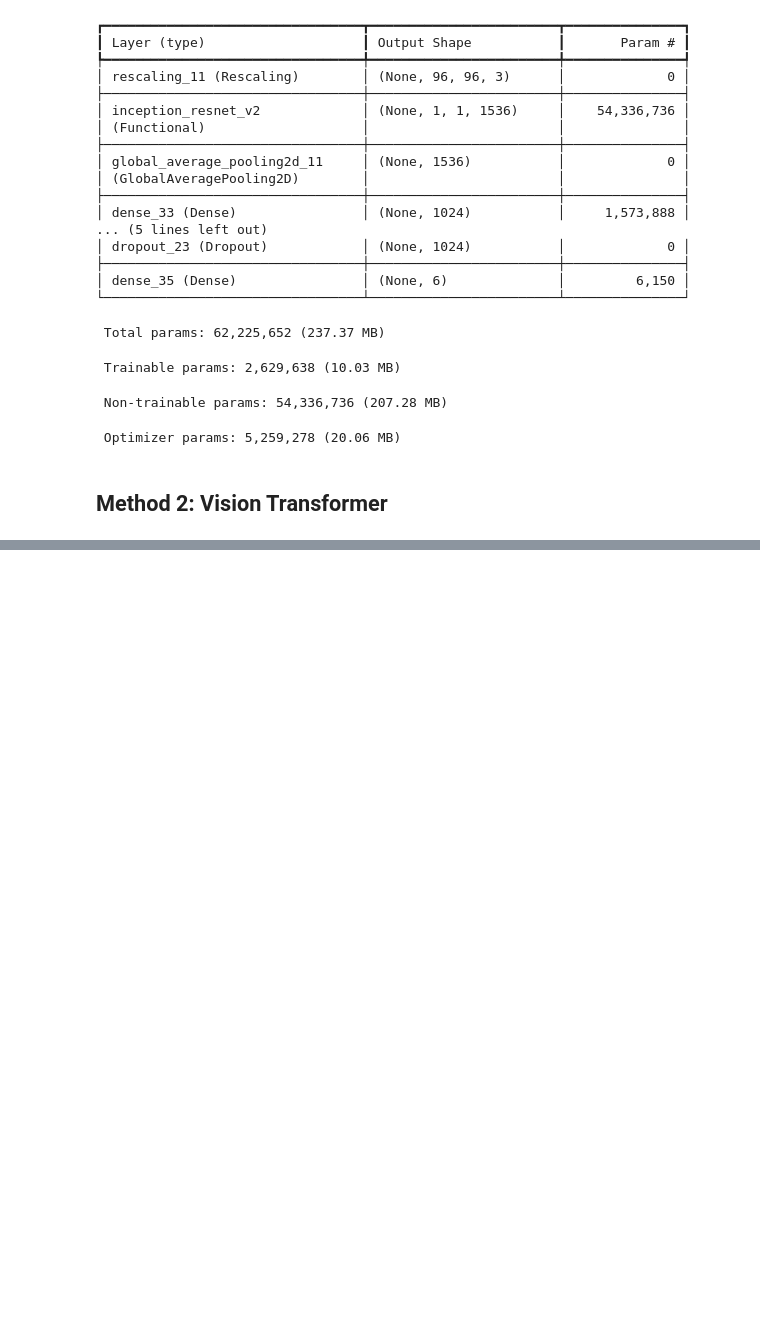
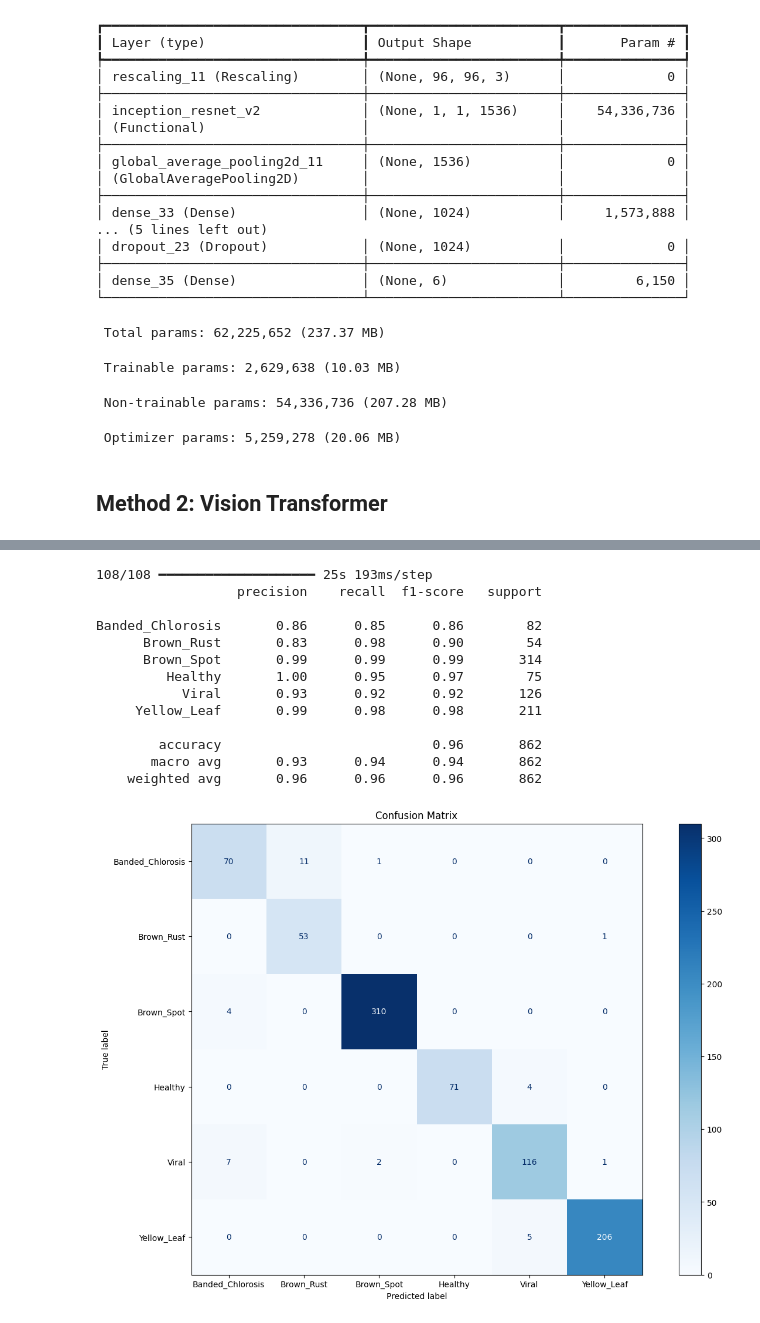
Before and after one commit to ktrin-u/KEY-Sugarcane-Image-Classifier, a Jupyter notebook: model_training.ipynb, the cells around one changed output, grey strips where cells are left out. Drawn from its saved outputs; the diff is of its cells as text; code cells hidden in the pictures; blank space fills up the shorter version.

```diff
--- a/model_training.ipynb
+++ b/model_training.ipynb
@@ -437,0 +428,34 @@ Epoch 1/3
+# %%
+import matplotlib.pyplot as plt
+
+from sklearn.metrics import classification_report, confusion_matrix, ConfusionMatrixDisplay
+
+y_pred = pre_trained_model.predict(validation_ds_optimized)
+y_pred_classes = np.argmax(y_pred, axis=1)  # get index of highest probability to convert probabilities to class indices
+
+y_true = np.concatenate([y for _, y in validation_ds_optimized], axis=-1)  # type: ignore ; get labels
+
+report = classification_report(y_true, y_pred_classes, target_names=classes)
+print(report)
+
+cm = confusion_matrix(y_true, y_pred_classes)
+plt.figure(figsize=(16, 10))
+disp = ConfusionMatrixDisplay(confusion_matrix=cm, display_labels=classes)
+disp.plot(cmap=plt.cm.Blues, ax=plt.gca())  # type: ignore
+plt.title("Confusion Matrix")
+plt.show()
+# %% [output]
+108/108 ━━━━━━━━━━━━━━━━━━━━ 25s 193ms/step
+                  precision    recall  f1-score   support
+
+Banded_Chlorosis       0.86      0.85      0.86        82
+      Brown_Rust       0.83      0.98      0.90        54
+      Brown_Spot       0.99      0.99      0.99       314
+         Healthy       1.00      0.95      0.97        75
+           Viral       0.93      0.92      0.92       126
+     Yellow_Leaf       0.99      0.98      0.98       211
+
+        accuracy                           0.96       862
+       macro avg       0.93      0.94      0.94       862
+    weighted avg       0.96      0.96      0.96       862
+[figure, added]
```
Also changed, not shown: parts of 4 cells of this notebook.
